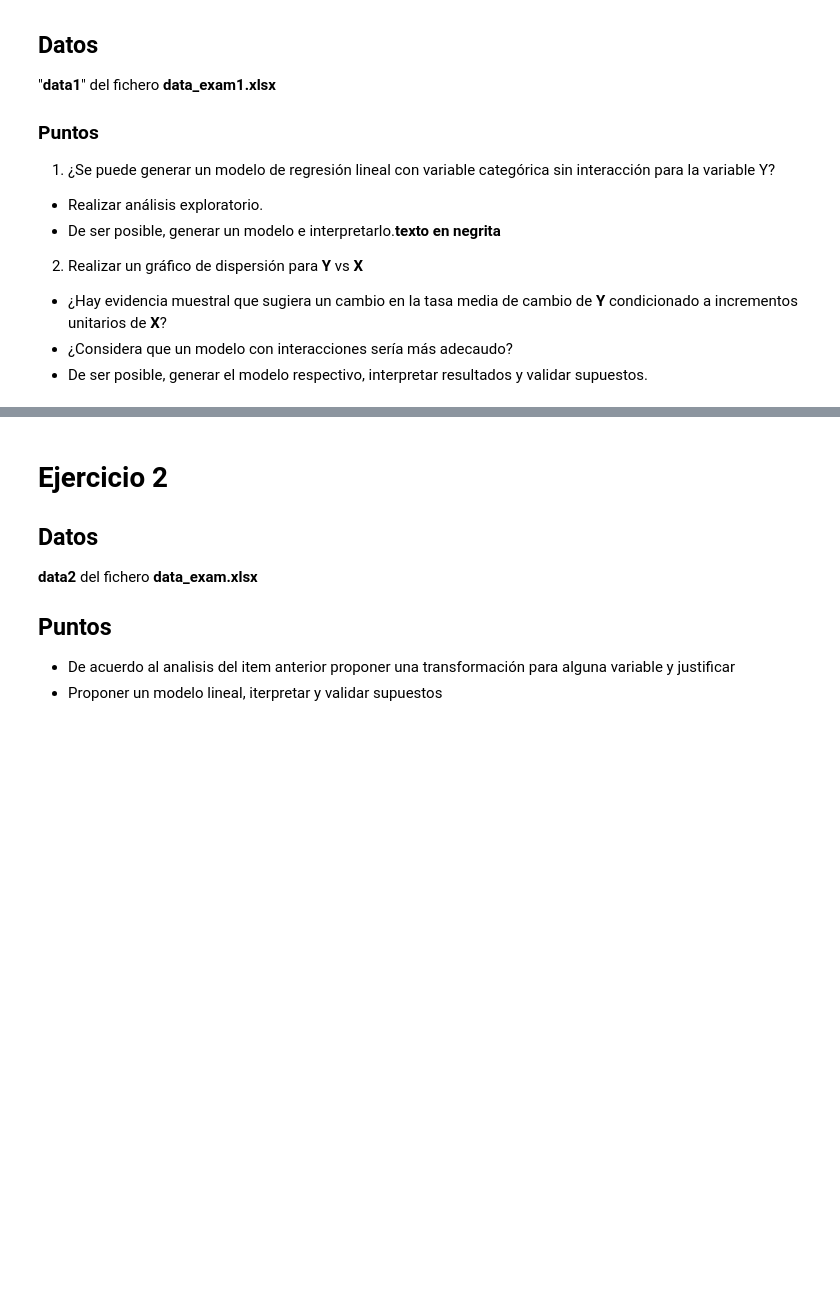
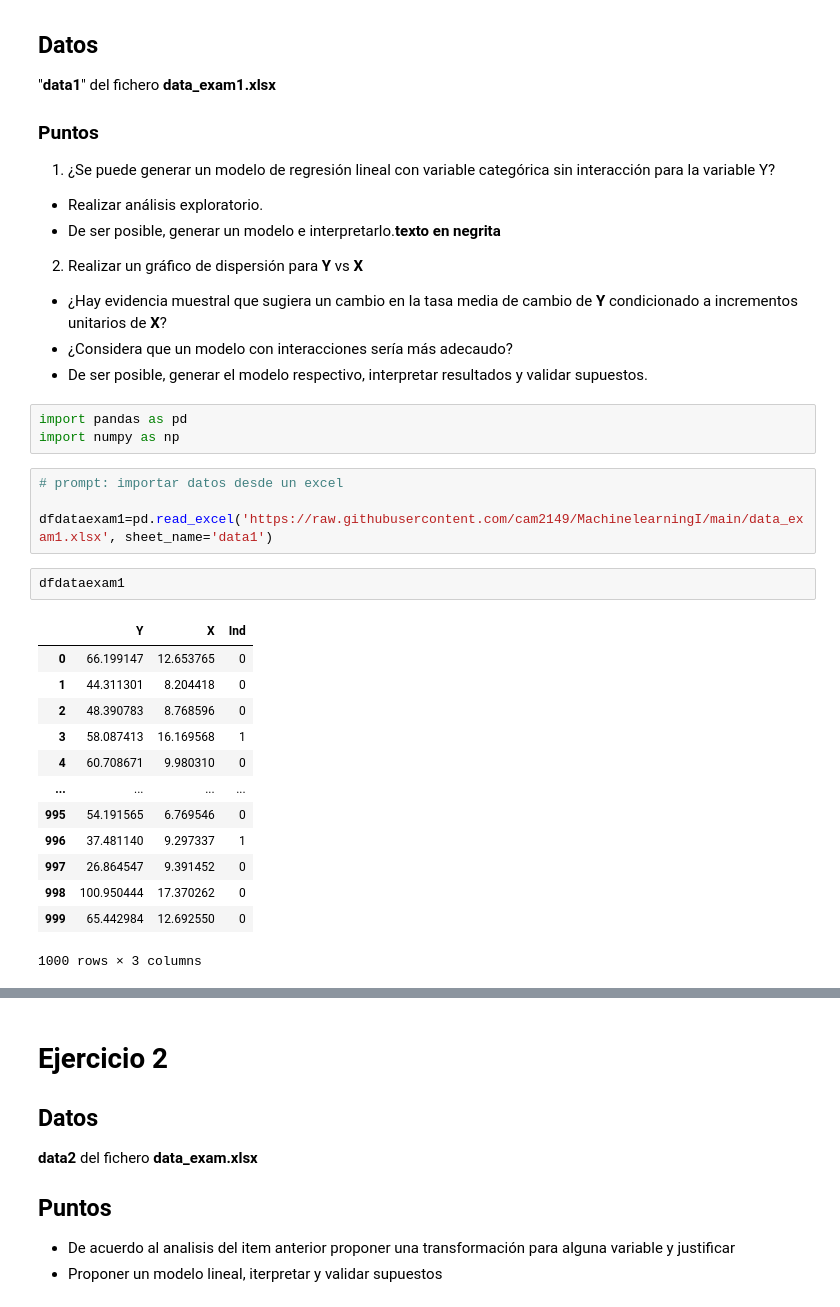
Before and after one commit to cam2149/Extraction_Storage, a Jupyter notebook: Examen1.ipynb, the cells around one changed output, grey strips where cells are left out. Cells and saved outputs as stored; diff of their text form; blank space fills up the shorter version.

```diff
--- a/Examen1.ipynb
+++ b/Examen1.ipynb
@@ -38,3 +38,26 @@ Fecha: _ de 2024
   - ¿Hay evidencia muestral que sugiera un cambio en la tasa media de cambio de **Y** condicionado a incrementos unitarios de **X**?
   - ¿Considera que un modelo con interacciones sería más adecaudo?
   - De ser posible, generar el modelo respectivo, interpretar resultados y validar supuestos.
+# %%
+import pandas as pd
+import numpy as np
+# %%
+# prompt: importar datos desde un excel
+
+dfdataexam1=pd.read_excel('https://raw.githubusercontent.com/cam2149/MachinelearningI/main/data_exam1.xlsx', sheet_name='data1')
+# %%
+dfdataexam1
+# %% [output]
+|  | Y | X | Ind |
+| 0 | 66.199147 | 12.653765 | 0 |
+| 1 | 44.311301 | 8.204418 | 0 |
+| 2 | 48.390783 | 8.768596 | 0 |
+| 3 | 58.087413 | 16.169568 | 1 |
+| 4 | 60.708671 | 9.980310 | 0 |
+| ... | ... | ... | ... |
+| 995 | 54.191565 | 6.769546 | 0 |
+| 996 | 37.481140 | 9.297337 | 1 |
+| 997 | 26.864547 | 9.391452 | 0 |
+| 998 | 100.950444 | 17.370262 | 0 |
+| 999 | 65.442984 | 12.692550 | 0 |
+1000 rows × 3 columns
```
Also changed, not shown: parts of 9 cells of this notebook.
